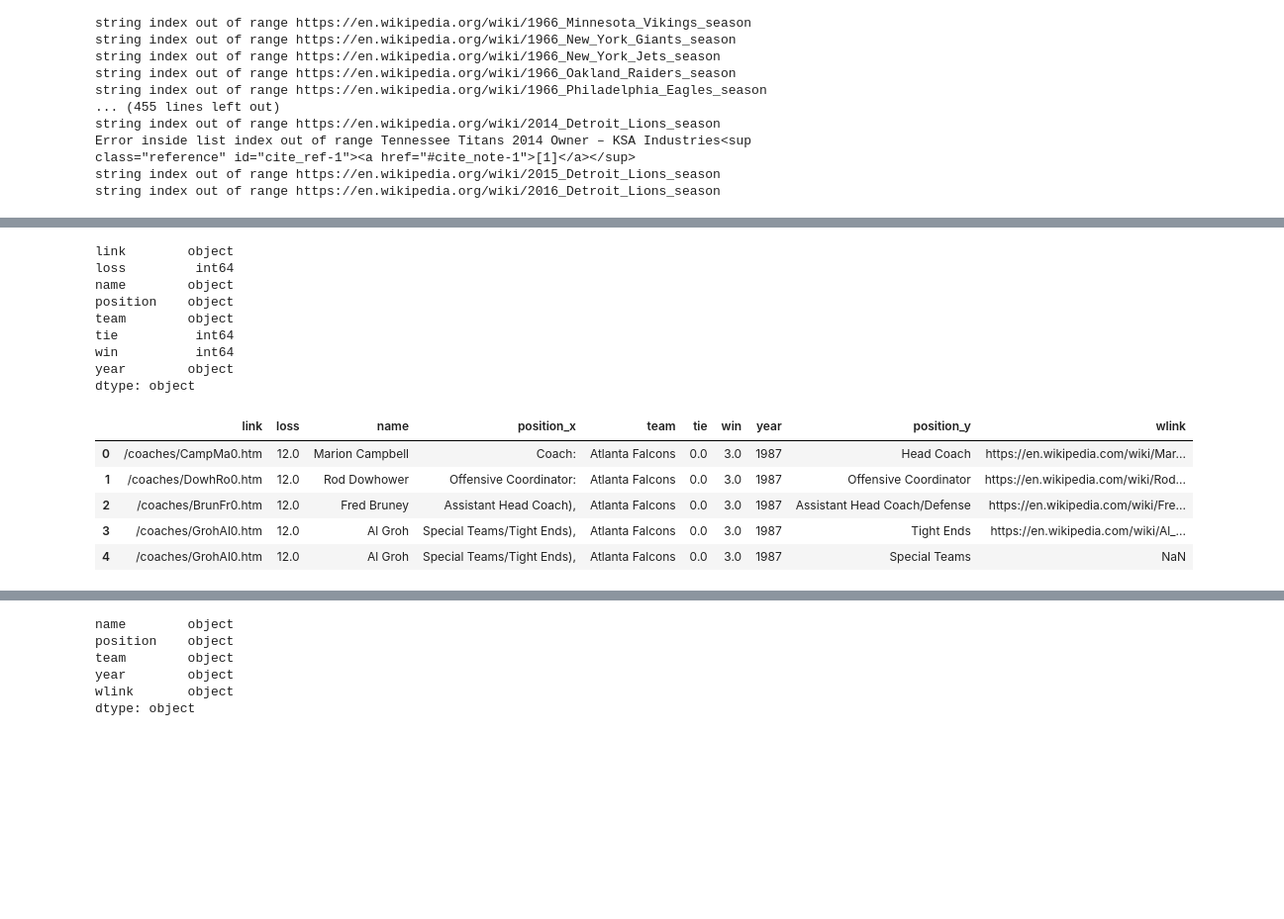
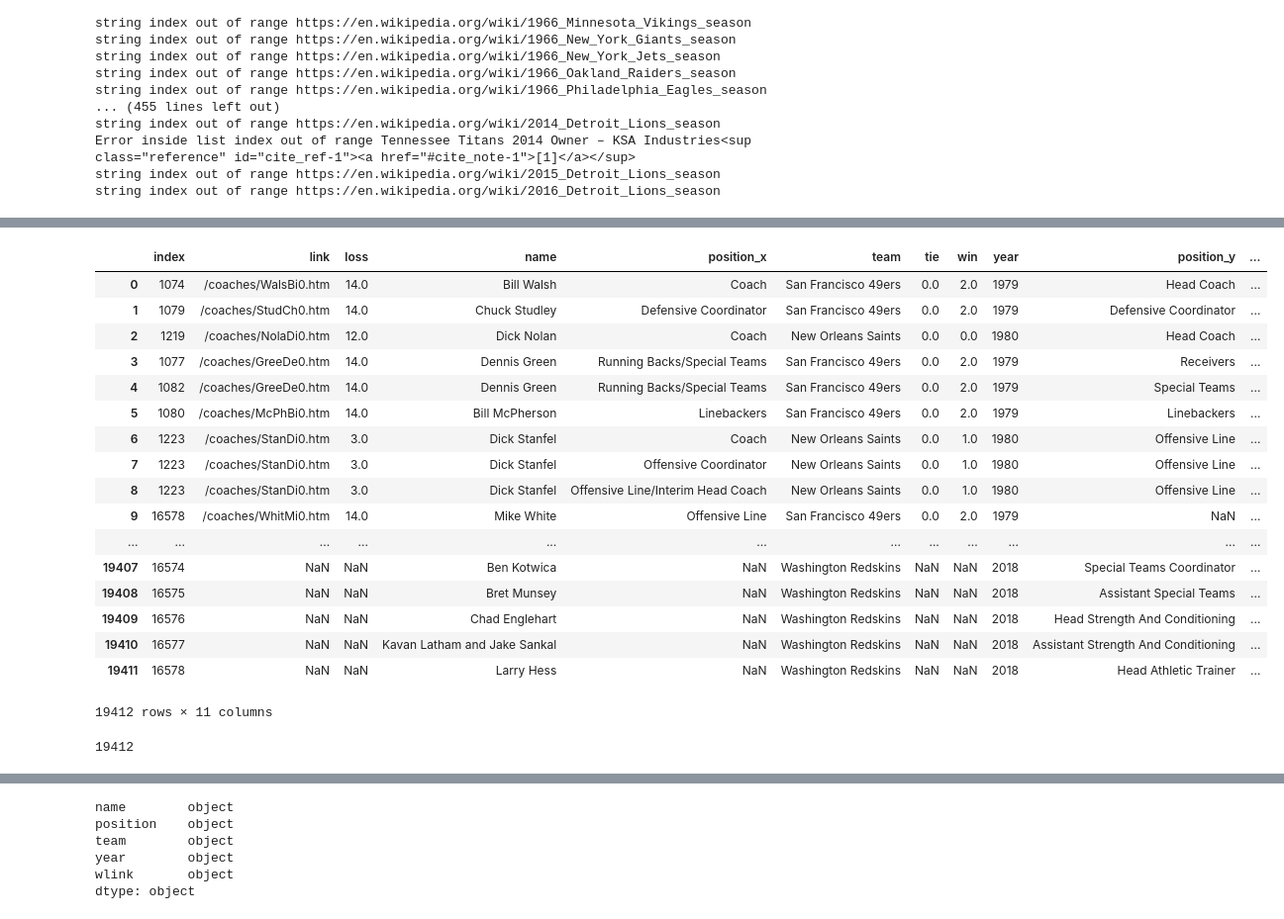
Before and after one commit to plee0117/Coaches, a Jupyter notebook: nflwiki.ipynb, the cells around one changed output, grey strips where cells are left out. Shown at 99% size. Drawn from its saved outputs; the diff is of its cells as text; code cells hidden in the pictures; blank space fills up the shorter version.

Commit message:
finalize code to clean dataframes

```diff
--- a/nflwiki.ipynb
+++ b/nflwiki.ipynb
@@ -171,0 +298,21 @@ sorted(wiki.position.unique())[0:60]
+# %%
+wiki.position = [re.sub('[.,:\']$', '', i) for i in wiki.position]
+
+wiki.position = [re.sub(' /','/', i) for i in wiki.position]
+wiki.position = [re.sub('/ ',',', i) for i in wiki.position]
+
+wiki.position = [re.sub('[\'().]', '', i) for i in wiki.position]
+wiki.position = [str.title(i) for i in wiki.position]
+# %%
+wiki = wiki.loc[[False if any([True if re.search(i, wiki.position[j]) else False for i in
+                       front_office]) else True for j in range(len(wiki.position))]].reset_index()
+
+wikiclean = pd.DataFrame(wiki)
+for i in list(pos_abb.keys()):
+    for pos in range(len(wiki.position)):
+        temp = ""
+
+        if re.search(i,wiki.position[pos]):
+            wikiclean.loc[pos,'position'] = re.sub(i,pos_abb.get(i),wiki.loc[pos,'position'])
+        else:
+            continue
@@ -205,2 +388,7 @@ wiki = wiki[(wiki.team != 'Washington Redskins') | (wiki.year !='1987')]
 # %%
-combined = pd.merge(pfr,wiki,how='outer',left_on=['team','year','name'],right_on=['team','year','name'])
+combined = pd.merge(pfrclean,wikiclean,how='outer',left_on=['team','year','name'],right_on=['team','year','name'],
+                   left_index= True)
+combined = combined.reset_index()
+del combined['index_y']
+del combined['index_x']
+del combined['level_0']
@@ -257,24 +395,28 @@ sorted(pfr.position.unique()) #remove :)",from the end and replace abb with full
-# %%
-pfr.dtypes
-# %% [output]
-link        object
-loss         int64
-name        object
-position    object
-team        object
-tie          int64
-win          int64
-year        object
-dtype: object
 # %%
-combined.head()
+combined
 # %% [output]
-|  | link | loss | name | position_x | team | tie | win | year | position_y | wlink |
-| 0 | /coaches/CampMa0.htm | 12.0 | Marion Campbell | Coach: | Atlanta Falcons | 0.0 | 3.0 | 1987 | Head Coach | https://en.wikipedia.com/wiki/Mar... |
-| 1 | /coaches/DowhRo0.htm | 12.0 | Rod Dowhower | Offensive Coordinator: | Atlanta Falcons | 0.0 | 3.0 | 1987 | Offensive Coordinator | https://en.wikipedia.com/wiki/Rod... |
-| 2 | /coaches/BrunFr0.htm | 12.0 | Fred Bruney | Assistant Head Coach), | Atlanta Falcons | 0.0 | 3.0 | 1987 | Assistant Head Coach/Defense | https://en.wikipedia.com/wiki/Fre... |
-| 3 | /coaches/GrohAl0.htm | 12.0 | Al Groh | Special Teams/Tight Ends), | Atlanta Falcons | 0.0 | 3.0 | 1987 | Tight Ends | https://en.wikipedia.com/wiki/Al_... |
-| 4 | /coaches/GrohAl0.htm | 12.0 | Al Groh | Special Teams/Tight Ends), | Atlanta Falcons | 0.0 | 3.0 | 1987 | Special Teams | NaN |
+|  | index | link | loss | name | position_x | team | tie | win | year | position_y | ... |
+| 0 | 1074 | /coaches/WalsBi0.htm | 14.0 | Bill Walsh | Coach | San Francisco 49ers | 0.0 | 2.0 | 1979 | Head Coach | ... |
+| 1 | 1079 | /coaches/StudCh0.htm | 14.0 | Chuck Studley | Defensive Coordinator | San Francisco 49ers | 0.0 | 2.0 | 1979 | Defensive Coordinator | ... |
+| 2 | 1219 | /coaches/NolaDi0.htm | 12.0 | Dick Nolan | Coach | New Orleans Saints | 0.0 | 0.0 | 1980 | Head Coach | ... |
+| 3 | 1077 | /coaches/GreeDe0.htm | 14.0 | Dennis Green | Running Backs/Special Teams | San Francisco 49ers | 0.0 | 2.0 | 1979 | Receivers | ... |
+| 4 | 1082 | /coaches/GreeDe0.htm | 14.0 | Dennis Green | Running Backs/Special Teams | San Francisco 49ers | 0.0 | 2.0 | 1979 | Special Teams | ... |
+| 5 | 1080 | /coaches/McPhBi0.htm | 14.0 | Bill McPherson | Linebackers | San Francisco 49ers | 0.0 | 2.0 | 1979 | Linebackers | ... |
+| 6 | 1223 | /coaches/StanDi0.htm | 3.0 | Dick Stanfel | Coach | New Orleans Saints | 0.0 | 1.0 | 1980 | Offensive Line | ... |
+| 7 | 1223 | /coaches/StanDi0.htm | 3.0 | Dick Stanfel | Offensive Coordinator | New Orleans Saints | 0.0 | 1.0 | 1980 | Offensive Line | ... |
+| 8 | 1223 | /coaches/StanDi0.htm | 3.0 | Dick Stanfel | Offensive Line/Interim Head Coach | New Orleans Saints | 0.0 | 1.0 | 1980 | Offensive Line | ... |
+| 9 | 16578 | /coaches/WhitMi0.htm | 14.0 | Mike White | Offensive Line | San Francisco 49ers | 0.0 | 2.0 | 1979 | NaN | ... |
+| ... | ... | ... | ... | ... | ... | ... | ... | ... | ... | ... | ... |
+| 19407 | 16574 | NaN | NaN | Ben Kotwica | NaN | Washington Redskins | NaN | NaN | 2018 | Special Teams Coordinator | ... |
+| 19408 | 16575 | NaN | NaN | Bret Munsey | NaN | Washington Redskins | NaN | NaN | 2018 | Assistant Special Teams | ... |
+| 19409 | 16576 | NaN | NaN | Chad Englehart | NaN | Washington Redskins | NaN | NaN | 2018 | Head Strength And Conditioning | ... |
+| 19410 | 16577 | NaN | NaN | Kavan Latham and Jake Sankal | NaN | Washington Redskins | NaN | NaN | 2018 | Assistant Strength And Conditioning | ... |
+| 19411 | 16578 | NaN | NaN | Larry Hess | NaN | Washington Redskins | NaN | NaN | 2018 | Head Athletic Trainer | ... |
+19412 rows × 11 columns
+# %%
+len(combined)
+# %% [output]
+19412
 # %%
 wiki.shape
 # %% [output]
```
Also changed, not shown: parts of 25 cells of this notebook.
